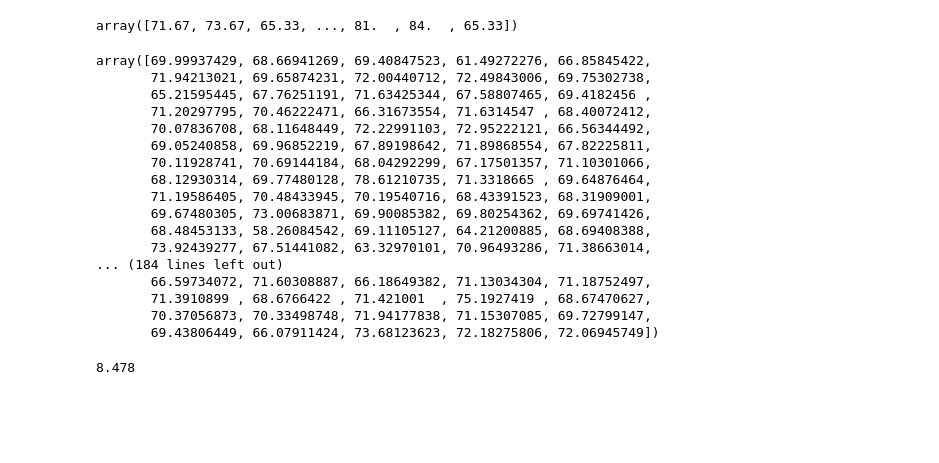
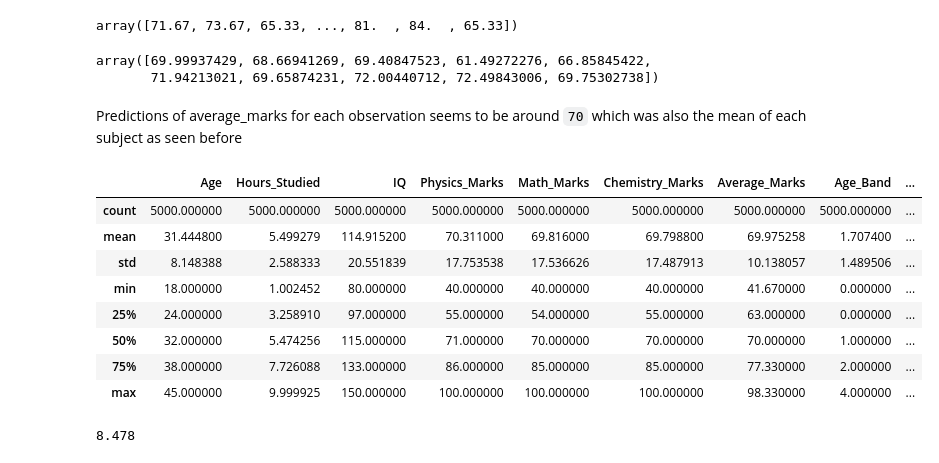
Before and after one commit to stanleyedward/dsc_eda, a Jupyter notebook: main.ipynb, the cells around one changed output. Cells and saved outputs as stored; diff of their text form; code cells hidden in the pictures; blank space fills up the shorter version.

```diff
--- a/main.ipynb
+++ b/main.ipynb
@@ -569,25 +569,24 @@ regressor = CatBoostRegressor()
 regressor.fit(X_train, y_train)
 # %%
 y_pred = regressor.predict(X_test)
-y_pred
+y_pred[:10] #first 10 observations
 # %% [output]
 array([69.99937429, 68.66941269, 69.40847523, 61.49272276, 66.85845422,
-       71.94213021, 69.65874231, 72.00440712, 72.49843006, 69.75302738,
-       65.21595445, 67.76251191, 71.63425344, 67.58807465, 69.4182456 ,
-       71.20297795, 70.46222471, 66.31673554, 71.6314547 , 68.40072412,
-       70.07836708, 68.11648449, 72.22991103, 72.95222121, 66.56344492,
-       69.05240858, 69.96852219, 67.89198642, 71.89868554, 67.82225811,
-       70.11928741, 70.69144184, 68.04292299, 67.17501357, 71.10301066,
-       68.12930314, 69.77480128, 78.61210735, 71.3318665 , 69.64876464,
-       71.19586405, 70.48433945, 70.19540716, 68.43391523, 68.31909001,
-       69.67480305, 73.00683871, 69.90085382, 69.80254362, 69.69741426,
-       68.48453133, 58.26084542, 69.11105127, 64.21200885, 68.69408388,
-       73.92439277, 67.51441082, 63.32970101, 70.96493286, 71.38663014,
-... (184 lines left out)
-       66.59734072, 71.60308887, 66.18649382, 71.13034304, 71.18752497,
-       71.3910899 , 68.6766422 , 71.421001  , 75.1927419 , 68.67470627,
-       70.37056873, 70.33498748, 71.94177838, 71.15307085, 69.72799147,
-       69.43806449, 66.07911424, 73.68123623, 72.18275806, 72.06945749])
+       71.94213021, 69.65874231, 72.00440712, 72.49843006, 69.75302738])
+# %% [markdown]
+Predictions of average_marks for each observation seems to be around `70` which was also the mean of each subject as seen before
+# %%
+df.describe()
+# %% [output]
+|  | Age | Hours_Studied | IQ | Physics_Marks | Math_Marks | Chemistry_Marks | Average_Marks | Age_Band | ... |
+| count | 5000.000000 | 5000.000000 | 5000.000000 | 5000.000000 | 5000.000000 | 5000.000000 | 5000.000000 | 5000.000000 | ... |
+| mean | 31.444800 | 5.499279 | 114.915200 | 70.311000 | 69.816000 | 69.798800 | 69.975258 | 1.707400 | ... |
+| std | 8.148388 | 2.588333 | 20.551839 | 17.753538 | 17.536626 | 17.487913 | 10.138057 | 1.489506 | ... |
+| min | 18.000000 | 1.002452 | 80.000000 | 40.000000 | 40.000000 | 40.000000 | 41.670000 | 0.000000 | ... |
+| 25% | 24.000000 | 3.258910 | 97.000000 | 55.000000 | 54.000000 | 55.000000 | 63.000000 | 0.000000 | ... |
+| 50% | 32.000000 | 5.474256 | 115.000000 | 71.000000 | 70.000000 | 70.000000 | 70.000000 | 1.000000 | ... |
+| 75% | 38.000000 | 7.726088 | 133.000000 | 86.000000 | 85.000000 | 85.000000 | 77.330000 | 2.000000 | ... |
+| max | 45.000000 | 9.999925 | 150.000000 | 100.000000 | 100.000000 | 100.000000 | 98.330000 | 4.000000 | ... |
 # %%
 from sklearn.metrics import mean_absolute_error
 error = mean_absolute_error(y_test, y_pred)
```
